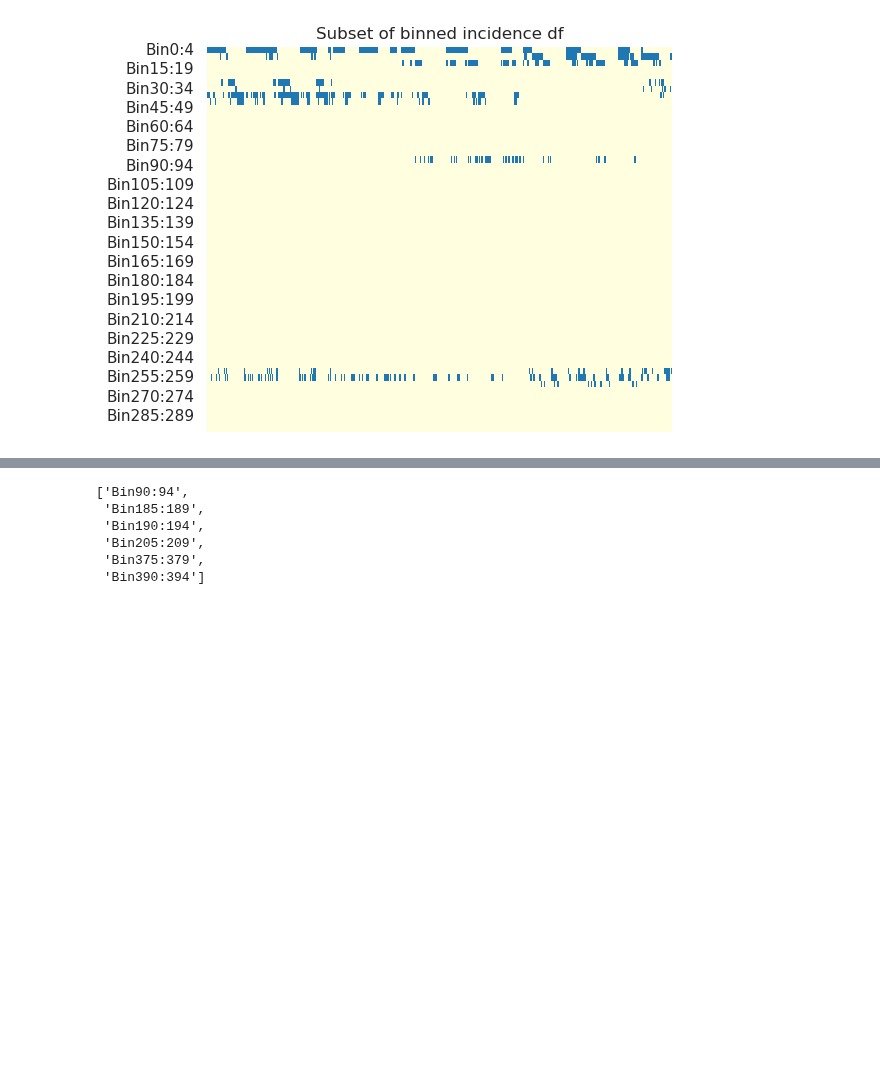
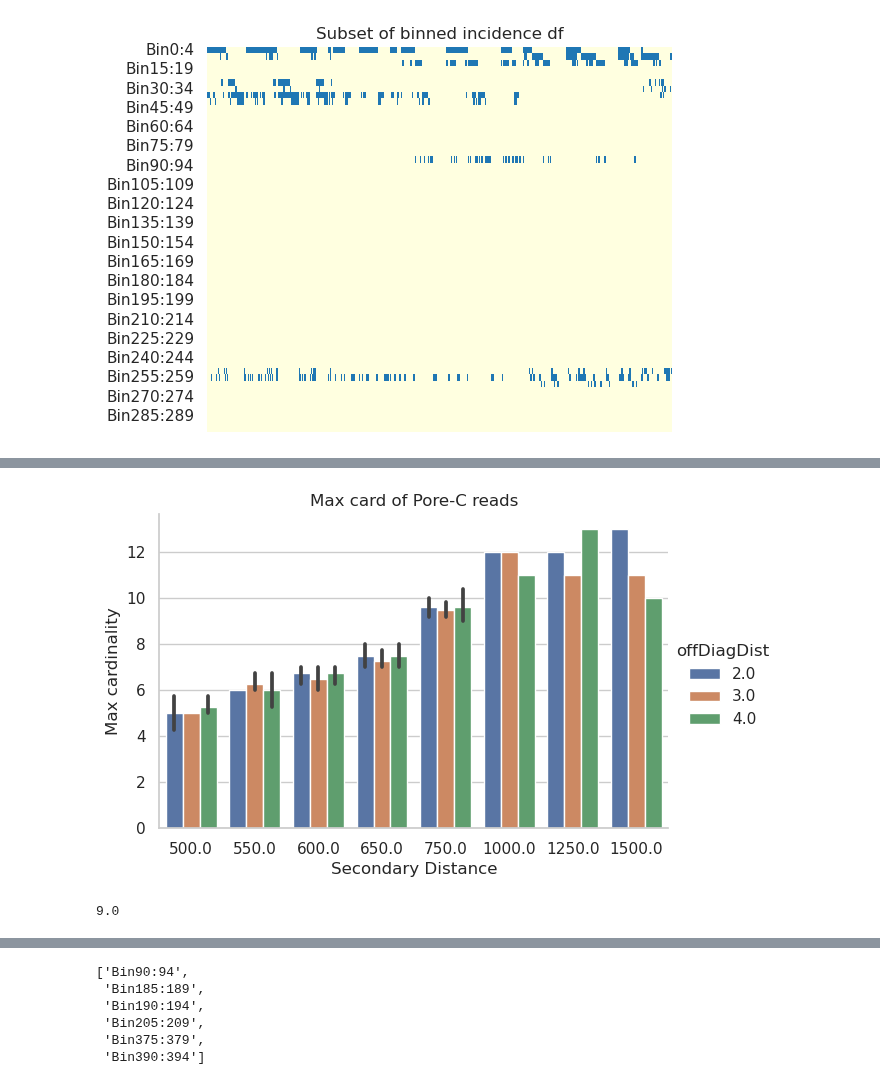
Before and after one commit to noush-joglekar/sporeC_prelim, a Jupyter notebook: scripts/jupyterNB/generatePoreC_fromChains.ipynb, the cells around one changed output, grey strips where cells are left out. Saved outputs shown, nothing was run; the diff lists cells and outputs as text; code cells hidden in the pictures; blank space fills up the shorter version.

```diff
--- a/scripts/jupyterNB/generatePoreC_fromChains.ipynb
+++ b/scripts/jupyterNB/generatePoreC_fromChains.ipynb
@@ -228,0 +266,23 @@ plt.show()
+# %%
+# Create faceted bar plots using seaborn
+sns.set(style="whitegrid")  # Set the plot style
+
+# Create the bar plot
+g = sns.catplot(
+    data=summaryFile,
+    x="dist_sec",
+    hue="offDiagDist",
+    y="maxCard",
+    kind="bar",
+    height=4,
+    aspect=1.5,
+)
+
+# Customize the plot
+g.set_axis_labels("Secondary Distance", "Max cardinality")
+g.set(title="Max card of Pore-C reads")
+
+# Show the plot
+plt.show()
+# %% [output]
+[figure, added]
@@ -228,0 +309,4 @@ plt.show()
+# %%
+card.max()
+# %% [output]
+9.0
```
Also changed, not shown: parts of 14 cells of this notebook.
